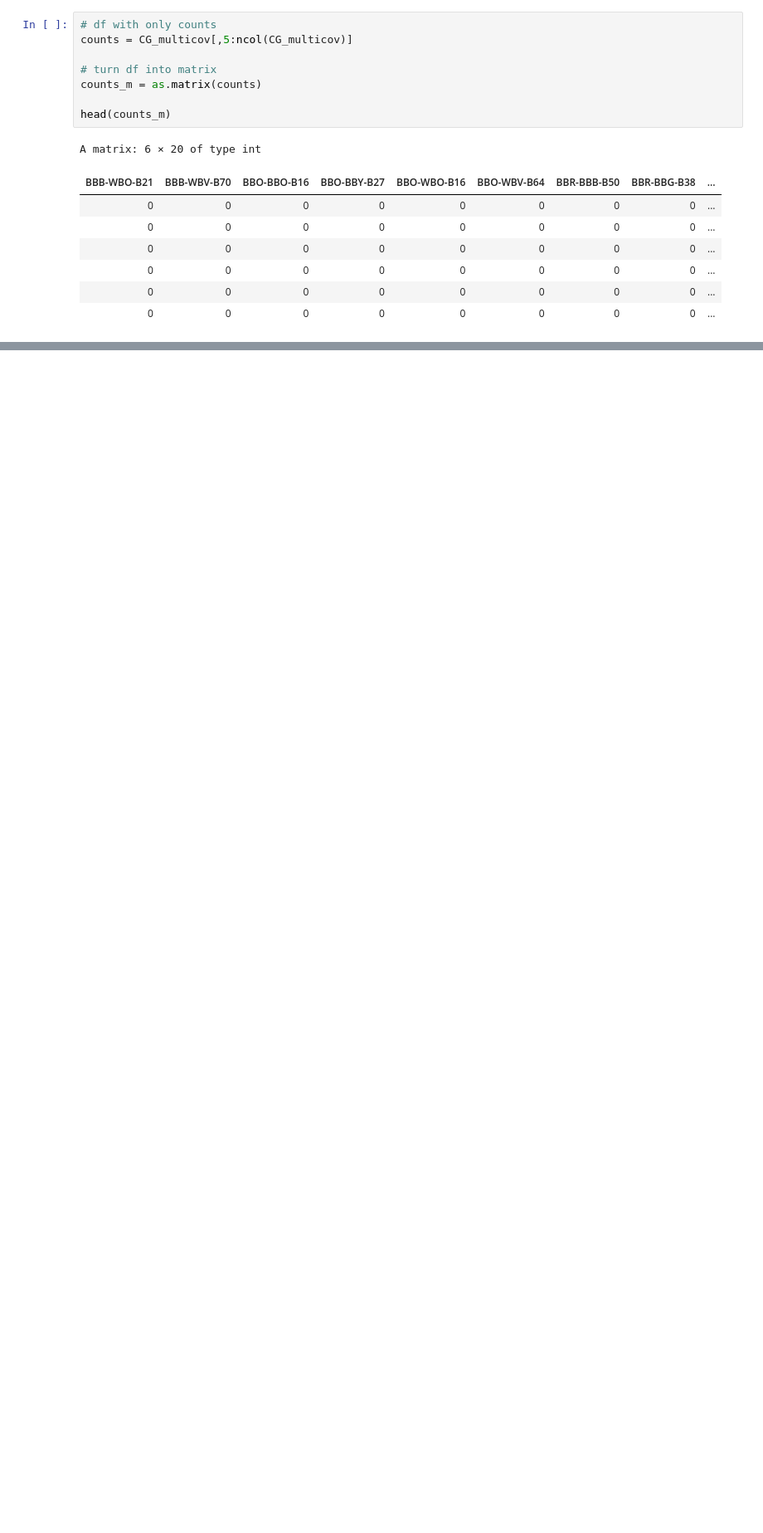
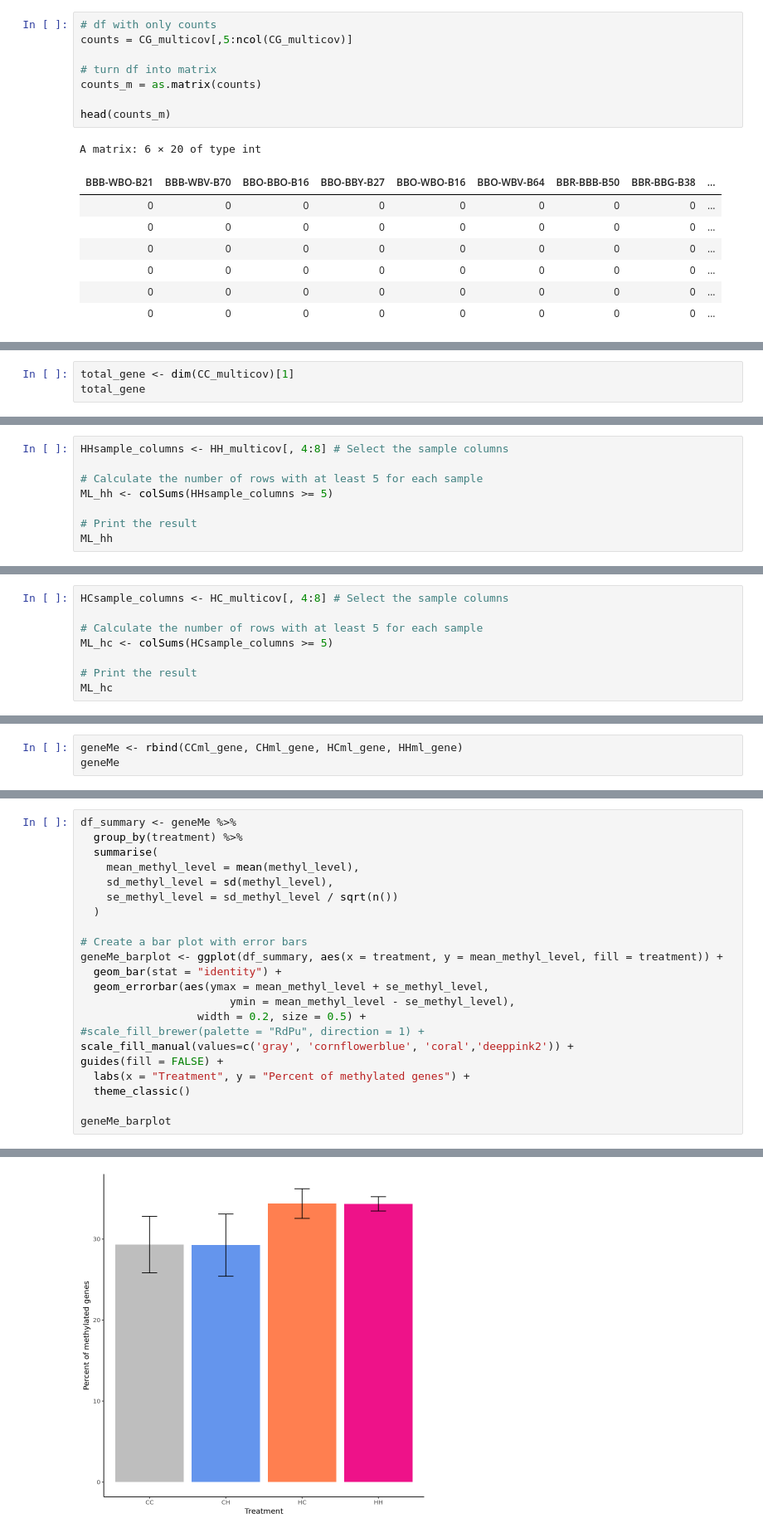
Before and after one commit to jgmcdonough/CE18_methylRAD_analysis, a Jupyter notebook: analysis/genomic_feature_tracks/methylation_level_of_features.ipynb, the cells around one changed output, grey strips where cells are left out. Shown at 83% size. Drawn from its saved outputs; the diff is of its cells as text; blank space fills up the shorter version.

```diff
--- a/analysis/genomic_feature_tracks/methylation_level_of_features.ipynb
+++ b/analysis/genomic_feature_tracks/methylation_level_of_features.ipynb
@@ -2224,0 +2378,3 @@ ggplot(nmds_df, aes(x = NMDS1, y = NMDS2, col = Phase1, shape = Phase2)) +
+# %%
+total_gene <- dim(CC_multicov)[1]
+total_gene
@@ -2224,0 +2460,8 @@ ggplot(nmds_df, aes(x = NMDS1, y = NMDS2, col = Phase1, shape = Phase2)) +
+# %%
+HHsample_columns <- HH_multicov[, 4:8] # Select the sample columns
+
+# Calculate the number of rows with at least 5 for each sample
+ML_hh <- colSums(HHsample_columns >= 5)
+
+# Print the result
+ML_hh
@@ -2224,0 +2504,8 @@ ggplot(nmds_df, aes(x = NMDS1, y = NMDS2, col = Phase1, shape = Phase2)) +
+# %%
+HCsample_columns <- HC_multicov[, 4:8] # Select the sample columns
+
+# Calculate the number of rows with at least 5 for each sample
+ML_hc <- colSums(HCsample_columns >= 5)
+
+# Print the result
+ML_hc
@@ -2224,0 +2546,3 @@ ggplot(nmds_df, aes(x = NMDS1, y = NMDS2, col = Phase1, shape = Phase2)) +
+# %%
+geneMe <- rbind(CCml_gene, CHml_gene, HCml_gene, HHml_gene)
+geneMe
@@ -2224,0 +2582,23 @@ ggplot(nmds_df, aes(x = NMDS1, y = NMDS2, col = Phase1, shape = Phase2)) +
+# %%
+df_summary <- geneMe %>%
+  group_by(treatment) %>%
+  summarise(
+    mean_methyl_level = mean(methyl_level),
+    sd_methyl_level = sd(methyl_level),
+    se_methyl_level = sd_methyl_level / sqrt(n())
+  )
+
+# Create a bar plot with error bars
+geneMe_barplot <- ggplot(df_summary, aes(x = treatment, y = mean_methyl_level, fill = treatment)) +
+  geom_bar(stat = "identity") +
+  geom_errorbar(aes(ymax = mean_methyl_level + se_methyl_level,
+                       ymin = mean_methyl_level - se_methyl_level),
+                  width = 0.2, size = 0.5) +
+#scale_fill_brewer(palette = "RdPu", direction = 1) +
+scale_fill_manual(values=c('gray', 'cornflowerblue', 'coral','deeppink2')) +
+guides(fill = FALSE) +
+  labs(x = "Treatment", y = "Percent of methylated genes") +
+  theme_classic()
+
+geneMe_barplot
+# %% [output]
@@ -2224,0 +2611 @@ ggplot(nmds_df, aes(x = NMDS1, y = NMDS2, col = Phase1, shape = Phase2)) +
+[figure, added]
```
Also changed, not shown: parts of 39 cells of this notebook, 3 other files.
